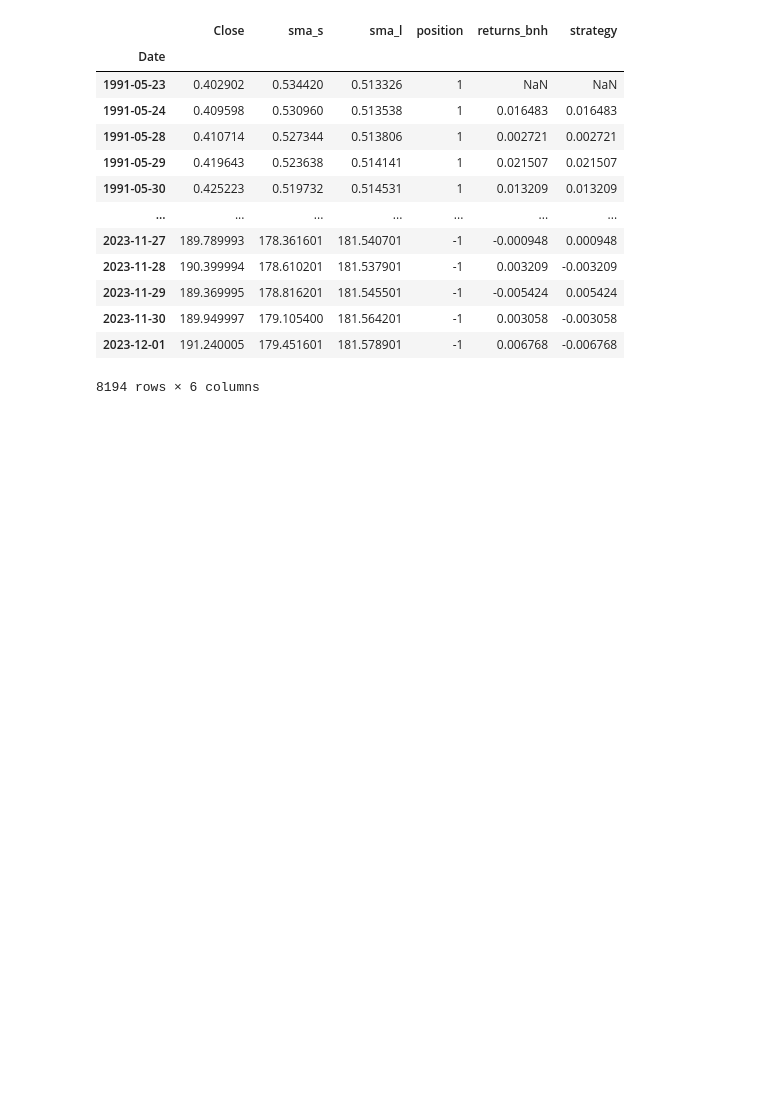
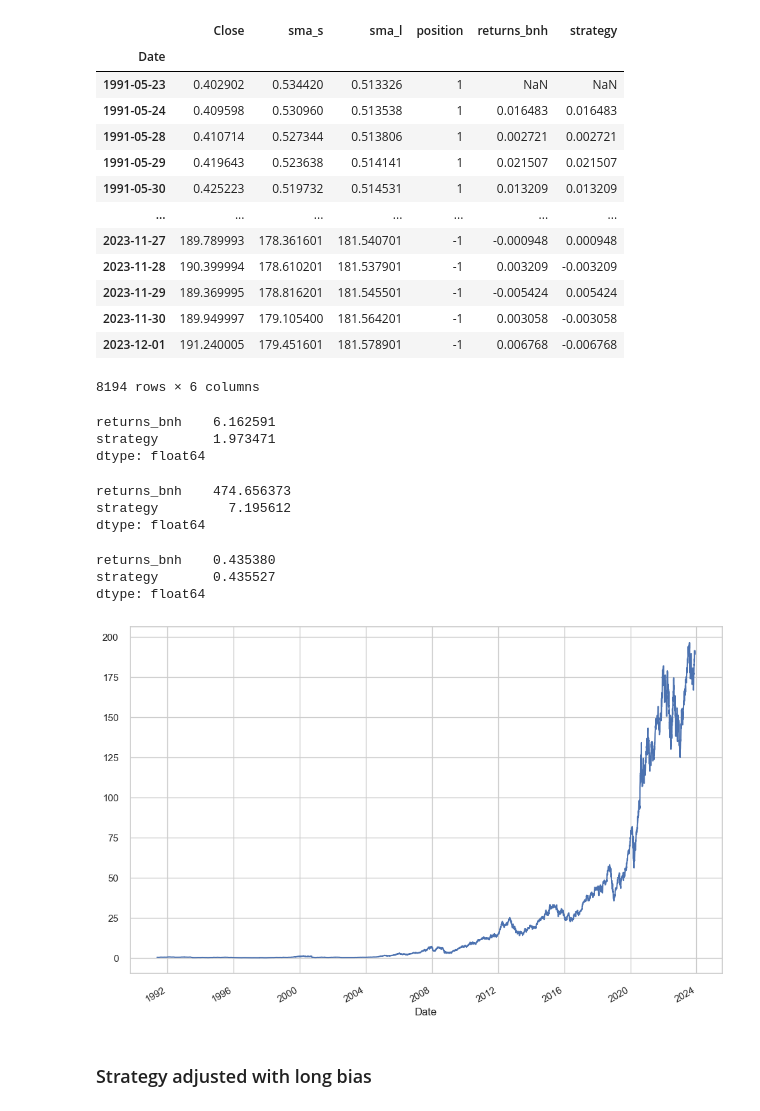
Before and after one commit to chrishunt11/Algorithmic_Trading_Python, a Jupyter notebook: Algorithmic Trading.ipynb, the cells around one changed output. Saved outputs shown, nothing was run; the diff lists cells and outputs as text; code cells hidden in the pictures; blank space fills up the shorter version.

```diff
--- a/Algorithmic Trading.ipynb
+++ b/Algorithmic Trading.ipynb
@@ -1703,3 +1705,29 @@ data
 | 2023-11-30 | 189.949997 | 179.105400 | 181.564201 | -1 | 0.003058 | -0.003058 |
 | 2023-12-01 | 191.240005 | 179.451601 | 181.578901 | -1 | 0.006768 | -0.006768 |
 8194 rows × 6 columns
+# %%
+data.dropna(inplace=True)
+# %%
+data[['returns_bnh','strategy']].sum()
+# %% [output]
+returns_bnh    6.162591
+strategy       1.973471
+dtype: float64
+# %%
+data[['returns_bnh','strategy']].sum().apply(np.exp)
+# %% [output]
+returns_bnh    474.656373
+strategy         7.195612
+dtype: float64
+# %%
+data[['returns_bnh','strategy']].std()*np.sqrt(252) # annual std
+# %% [output]
+returns_bnh    0.435380
+strategy       0.435527
+dtype: float64
+# %%
+data.Close.plot(figsize=(12,8));
+# %% [output]
+[figure, added]
+# %% [markdown]
+### Strategy adjusted with long bias
```
Also changed, not shown: parts of 11 cells of this notebook, 1 other file.
